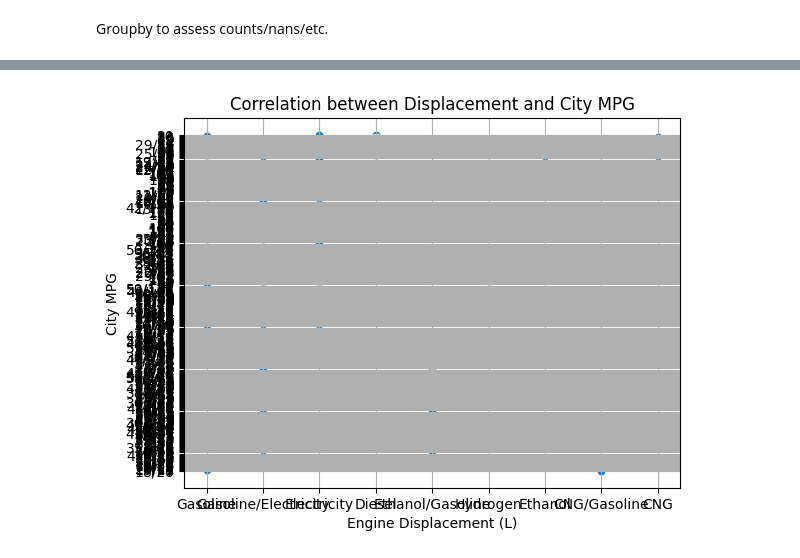
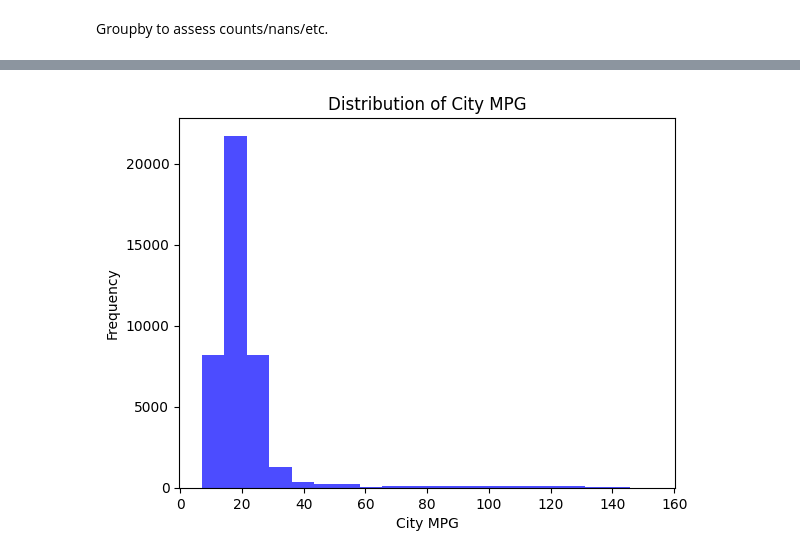
Before and after one commit to 4GeeksAcademy/World-Data-Final-Project, a Jupyter notebook: src/Auto_MPG_Dive.ipynb, the cells around one changed output, grey strips where cells are left out. Cells and saved outputs as stored; diff of their text form; code cells hidden in the pictures.

```diff
--- a/src/Auto_MPG_Dive.ipynb
+++ b/src/Auto_MPG_Dive.ipynb
@@ -278,0 +289,8 @@ Range of values in the column (excluding 'Mod'): 0.0 - nan
+# %%
+merged_data['City MPG'] = pd.to_numeric(merged_data['City MPG'], errors='coerce')
+# %%
+# Variable 'Column_Name' is the column you want to convert to float
+column_name = 'City MPG'
+
+# Convert the column to float
+merged_data[column_name] = merged_data[column_name].astype(float)
@@ -465,17 +570,13 @@ Number of occurrences of 'nan' in the column: 25561
 
 import matplotlib.pyplot as plt
 import seaborn as sns
-
-# merged_data = pd.DataFrame(merged_data)
-
-# Create the scatter plot
-sns.scatterplot(data=merged_data, x='Fuel', y='City MPG')
-plt.title('Correlation between Displacement and City MPG')
-plt.xlabel('Engine Displacement (L)')
-plt.ylabel('City MPG')
-plt.grid(True)
-
-# Show the plot
-plt.show()
-# %% [output]
-[figure, removed]
+# %%
+# Histogram of 'City MPG'
+
+plt.hist(merged_data['City MPG'].dropna(), bins=20, color='blue', alpha=0.7)
+plt.title('Distribution of City MPG')
+plt.xlabel('City MPG')
+plt.ylabel('Frequency')
+plt.show()
+# %% [output]
+[figure, added]
```
Also changed, not shown: parts of 30 cells of this notebook, 1 other file.
